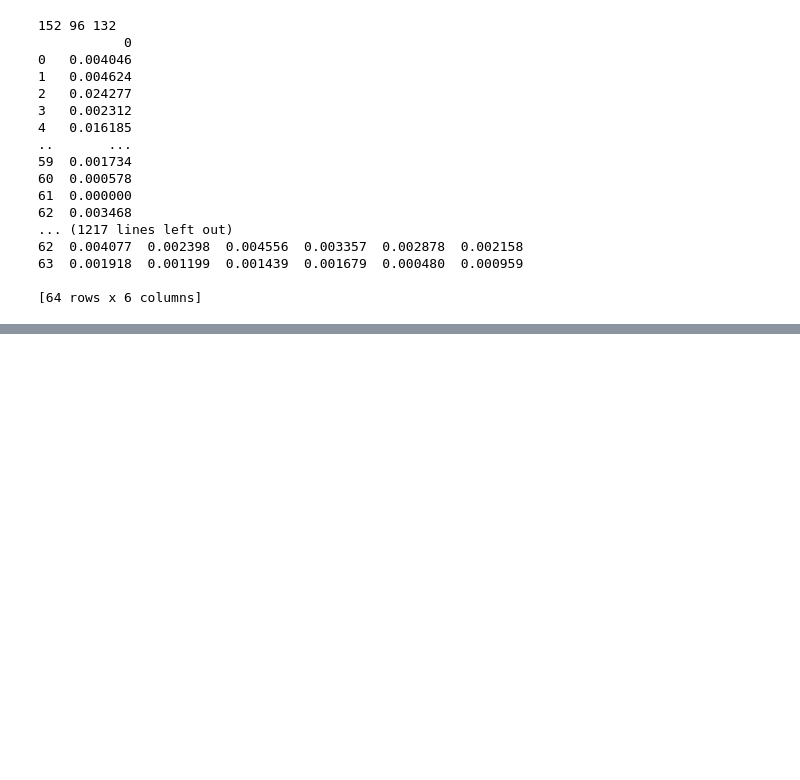
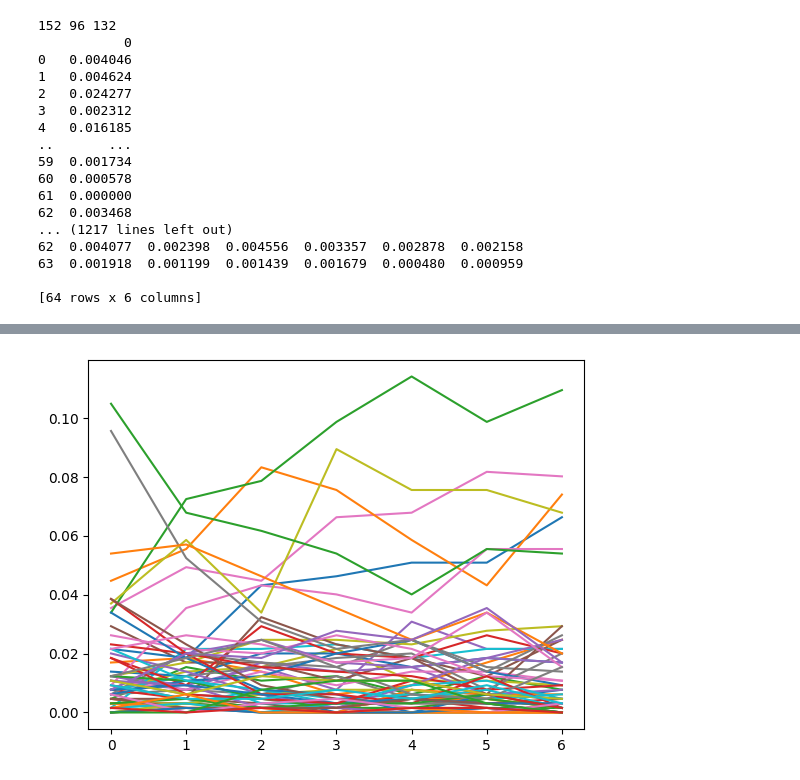
Before and after one commit to Adelaide-ReXIL/XV_prelim, a Jupyter notebook: Code/clinicalLBP.ipynb, the cells around one changed output, grey strips where cells are left out. Saved outputs shown, nothing was run; the diff lists cells and outputs as text; code cells hidden in the pictures; blank space fills up the shorter version.

```diff
--- a/Code/clinicalLBP.ipynb
+++ b/Code/clinicalLBP.ipynb
@@ -82,0 +135,7 @@ with open('file', 'wb') as fp:
+# %%
+df=res[3][0]
+
+for _,row in df.iterrows():
+    plt.plot(row[:7])
+# %% [output]
+[figure, added]
```
Also changed, not shown: parts of 6 cells of this notebook, 3 other files.
